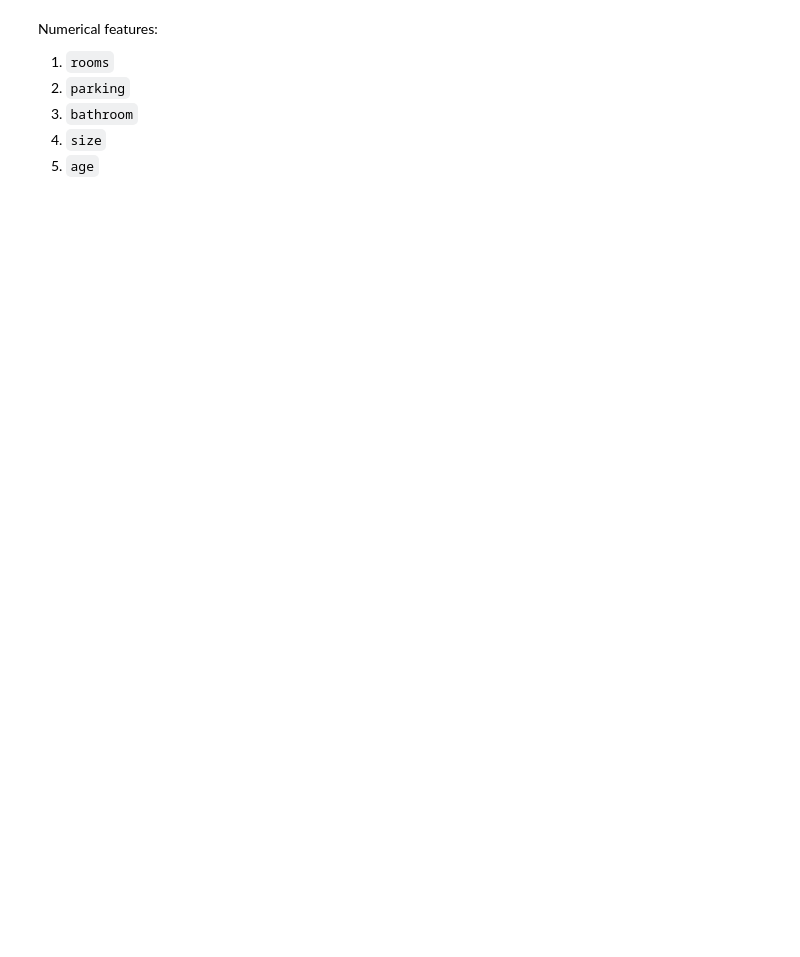
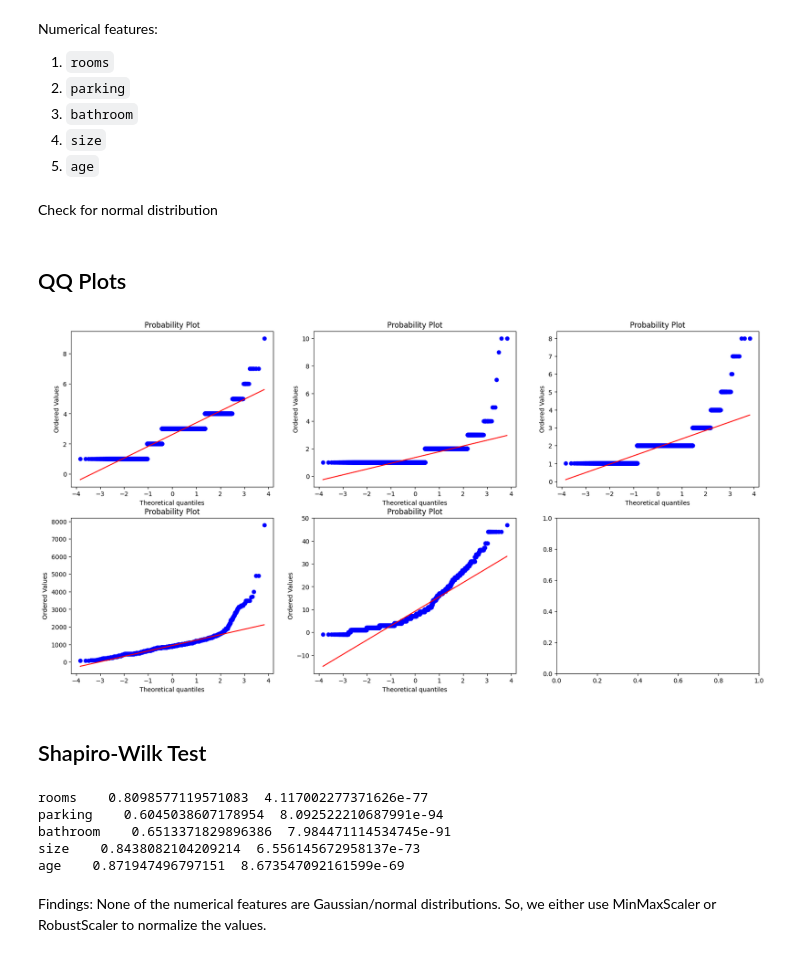
Before and after one commit to Vaneryn/6006cem-ml, a Jupyter notebook: notebooks/eda_rental_price.ipynb, the cells around one changed output. Drawn from its saved outputs; the diff is of its cells as text; code cells hidden in the pictures; blank space fills up the shorter version.

Commit message:
QQ Plot and Shapiro-Wilk tests

```diff
--- a/notebooks/eda_rental_price.ipynb
+++ b/notebooks/eda_rental_price.ipynb
@@ -2682,3 +2681,46 @@ Numerical features:
 1. `bathroom`
 1. `size`
 1.  `age`
+# %% [markdown]
+Check for normal distribution
+# %% [markdown]
+## QQ Plots
+# %%
+import scipy.stats as stats
+
+fig, axes = plt.subplots(nrows=2, ncols=3, figsize=(20, 10))
+axes = axes.flatten()
+
+stats.probplot(df_feng2_done['rooms'], dist="norm", plot=axes[0])
+stats.probplot(df_feng2_done['parking'], dist="norm", plot=axes[1])
+stats.probplot(df_feng2_done['bathroom'], dist="norm", plot=axes[2])
+stats.probplot(df_feng2_done['size'], dist="norm", plot=axes[3])
+stats.probplot(df_feng2_done['age'], dist="norm", plot=axes[4])
+
+plt.show()
+# %% [output]
+[figure, added]
+# %% [markdown]
+## Shapiro-Wilk Test
+# %%
+from scipy.stats import shapiro
+
+stat1, p_value1 = shapiro(df_feng2['rooms'])
+stat2, p_value2 = shapiro(df_feng2['parking'])
+stat3, p_value3 = shapiro(df_feng2['bathroom'])
+stat4, p_value4 = shapiro(df_feng2['size'])
+stat5, p_value5 = shapiro(df_feng2['age'])
+
+print(f'rooms    {stat1}  {p_value1}')
+print(f'parking    {stat2}  {p_value2}')
+print(f'bathroom    {stat3}  {p_value3}')
+print(f'size    {stat4}  {p_value4}')
+print(f'age    {stat5}  {p_value5}')
+# %% [output]
+rooms    0.8098577119571083  4.117002277371626e-77
+parking    0.6045038607178954  8.092522210687991e-94
+bathroom    0.6513371829896386  7.984471114534745e-91
+size    0.8438082104209214  6.556145672958137e-73
+age    0.871947496797151  8.673547092161599e-69
+# %% [markdown]
+Findings: None of the numerical features are Gaussian/normal distributions. So, we either use MinMaxScaler or RobustScaler to normalize the values.
```
Also changed, not shown: parts of 4 cells of this notebook.
